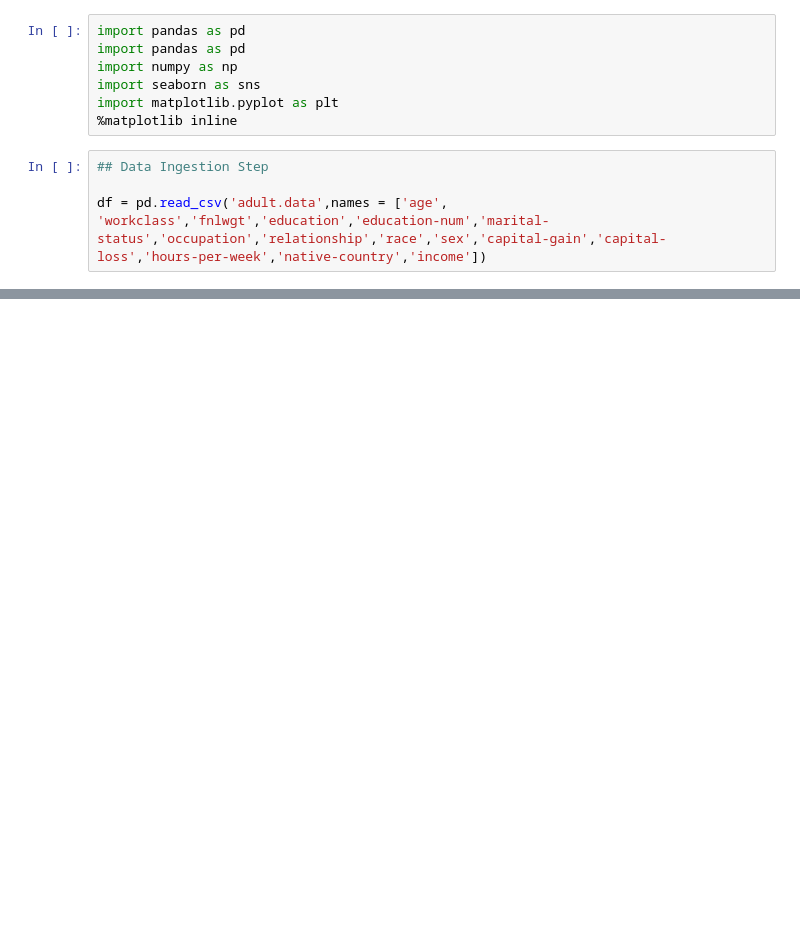
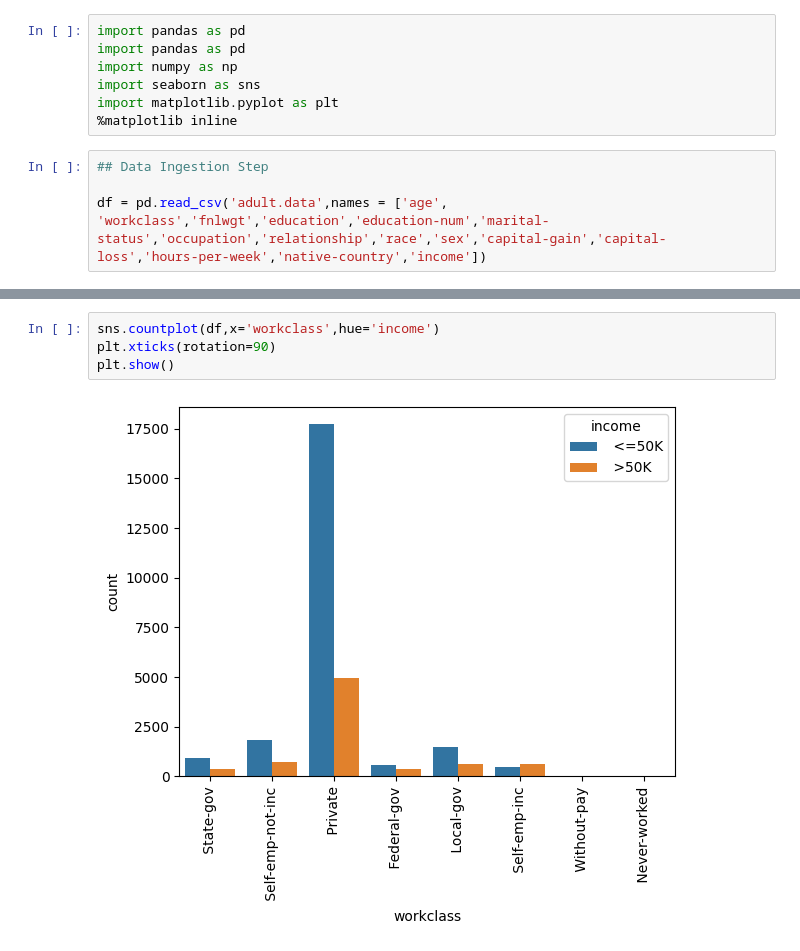
Before and after one commit to arvindarrives25/CensusIncomePrediction, a Jupyter notebook: notebooks/EDA.ipynb, the cells around one changed output, grey strips where cells are left out. Cells and saved outputs as stored; diff of their text form; blank space fills up the shorter version.

```diff
--- a/notebooks/EDA.ipynb
+++ b/notebooks/EDA.ipynb
@@ -20,0 +153,6 @@ df.head()
+# %%
+sns.countplot(df,x='workclass',hue='income')
+plt.xticks(rotation=90)
+plt.show()
+# %% [output]
+[figure, added]
```
Also changed, not shown: parts of 57 cells of this notebook.
